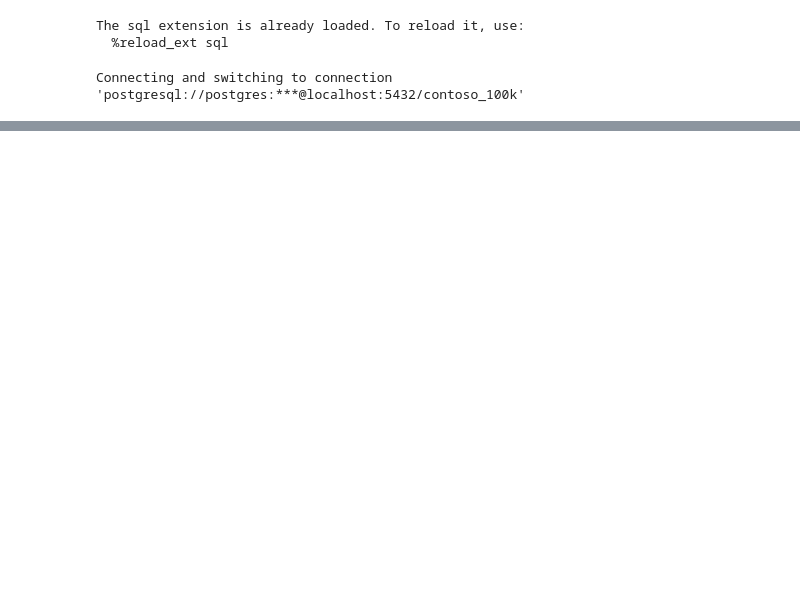
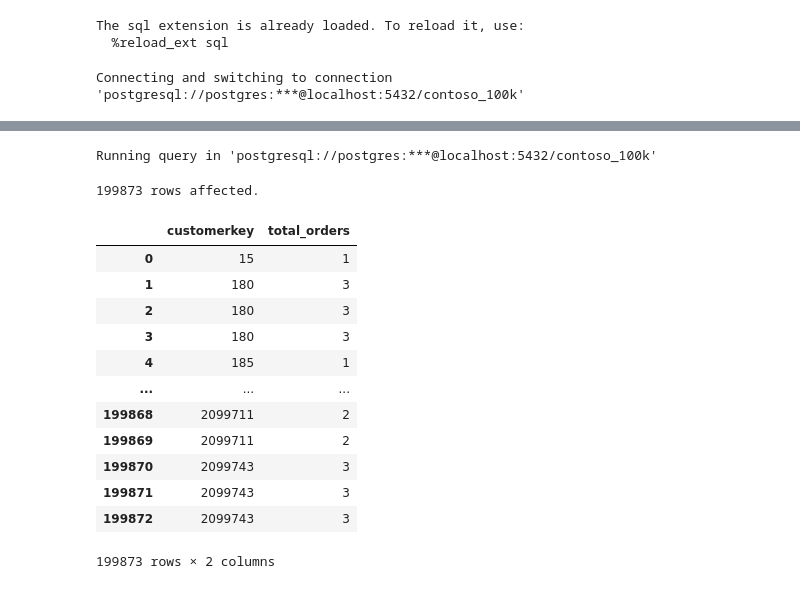
Before and after one commit to anshjw/data-analytics-learning, a Jupyter notebook: Int_SQL/3_Windows_Function/2_Aggregation.ipynb, the cells around one changed output, grey strips where cells are left out. Saved outputs shown, nothing was run; the diff lists cells and outputs as text; code cells hidden in the pictures; blank space fills up the shorter version.

```diff
--- a/Int_SQL/3_Windows_Function/2_Aggregation.ipynb
+++ b/Int_SQL/3_Windows_Function/2_Aggregation.ipynb
@@ -500,0 +273,32 @@ Running query in 'postgresql://postgres:***@localhost:5432/contoso_100k'
+# %%
+%%sql
+
+WITH customer_orders AS (
+    SELECT
+        customerkey,
+        quantity * netprice * exchangerate AS order_value,
+        COUNT(*) OVER(PARTITION BY customerkey) AS total_orders
+    FROM
+        sales
+)
+SELECT
+    customerkey,
+    total_orders
+FROM
+    customer_orders;
+# %% [output]
+Running query in 'postgresql://postgres:***@localhost:5432/contoso_100k'
+199873 rows affected.
+|  | customerkey | total_orders |
+| 0 | 15 | 1 |
+| 1 | 180 | 3 |
+| 2 | 180 | 3 |
+| 3 | 180 | 3 |
+| 4 | 185 | 1 |
+| ... | ... | ... |
+| 199868 | 2099711 | 2 |
+| 199869 | 2099711 | 2 |
+| 199870 | 2099743 | 3 |
+| 199871 | 2099743 | 3 |
+| 199872 | 2099743 | 3 |
+199873 rows × 2 columns
```
Also changed, not shown: parts of 45 cells of this notebook.
